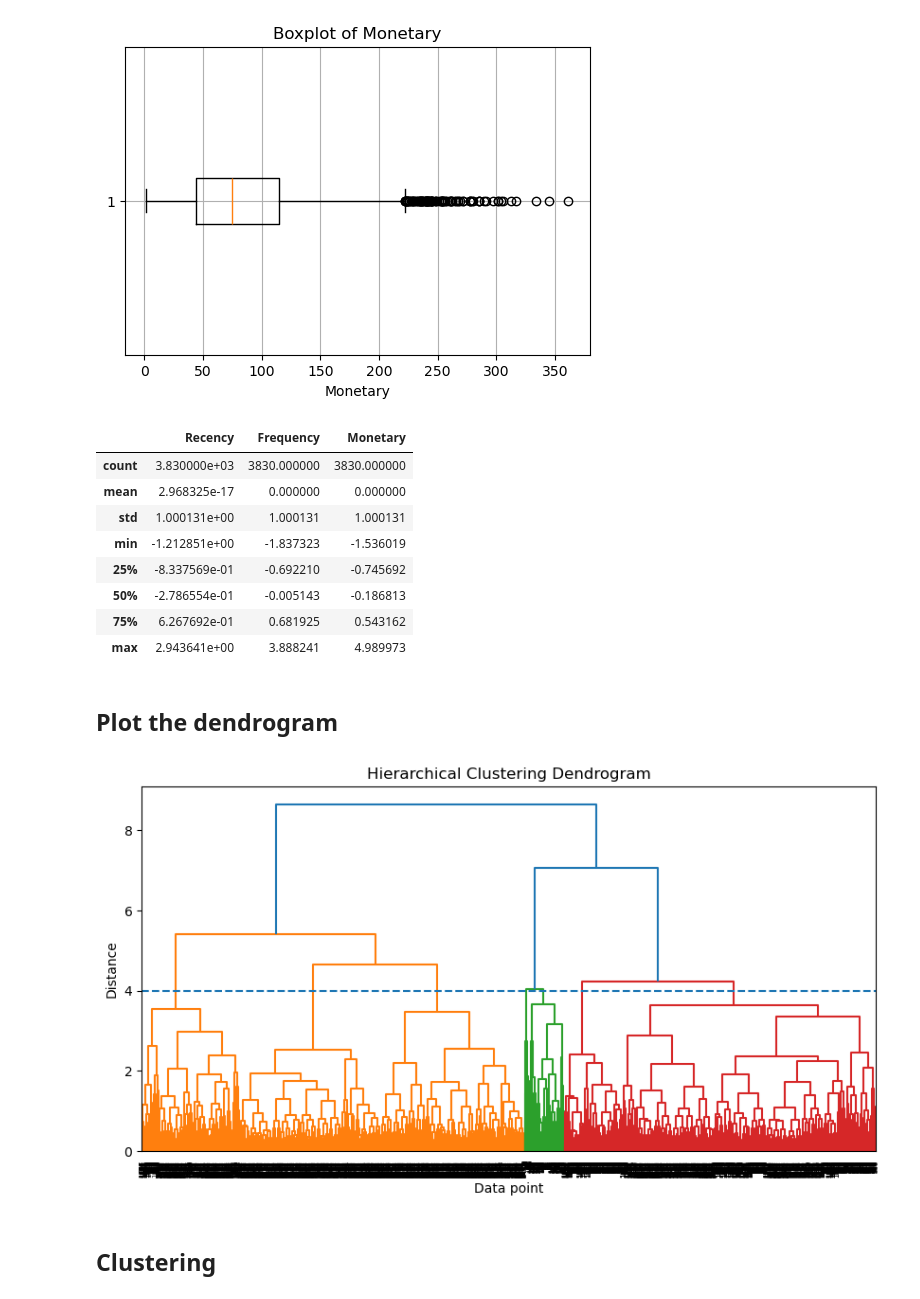
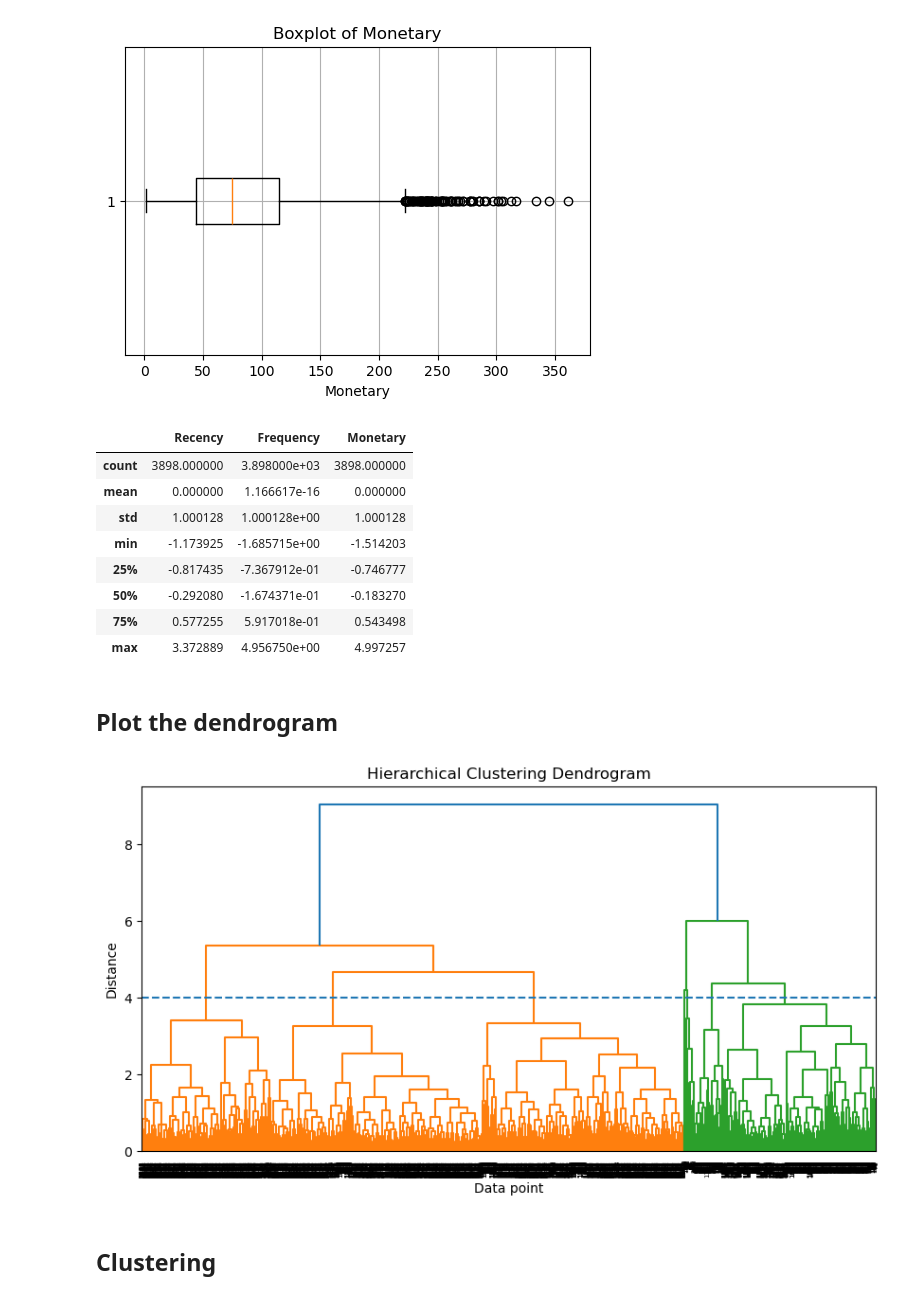
Before and after one commit to sophieanalytics/ML_graduation_projects, a Jupyter notebook: 02_customer_segmentation.ipynb, the cells around one changed output. Saved outputs shown, nothing was run; the diff lists cells and outputs as text; code cells hidden in the pictures.

```diff
--- a/02_customer_segmentation.ipynb
+++ b/02_customer_segmentation.ipynb
@@ -301,19 +301,19 @@ plot_box(df_RFM, 'Monetary')
 # %%
 from sklearn.preprocessing import StandardScaler
 scaler = StandardScaler()
-X = df_clean[['Recency', 'Frequency', 'Monetary']]
+X = df_RFM[['Recency', 'Frequency', 'Monetary']]
 scaled_df = pd.DataFrame(scaler.fit_transform(X), columns = X.columns)
 scaled_df.describe() # SCALED
 # %% [output]
 |  | Recency | Frequency | Monetary |
-| count | 3.830000e+03 | 3830.000000 | 3830.000000 |
-| mean | 2.968325e-17 | 0.000000 | 0.000000 |
-| std | 1.000131e+00 | 1.000131 | 1.000131 |
-| min | -1.212851e+00 | -1.837323 | -1.536019 |
-| 25% | -8.337569e-01 | -0.692210 | -0.745692 |
-| 50% | -2.786554e-01 | -0.005143 | -0.186813 |
-| 75% | 6.267692e-01 | 0.681925 | 0.543162 |
-| max | 2.943641e+00 | 3.888241 | 4.989973 |
+| count | 3898.000000 | 3.898000e+03 | 3898.000000 |
+| mean | 0.000000 | 1.166617e-16 | 0.000000 |
+| std | 1.000128 | 1.000128e+00 | 1.000128 |
+| min | -1.173925 | -1.685715e+00 | -1.514203 |
+| 25% | -0.817435 | -7.367912e-01 | -0.746777 |
+| 50% | -0.292080 | -1.674371e-01 | -0.183270 |
+| 75% | 0.577255 | 5.917018e-01 | 0.543498 |
+| max | 3.372889 | 4.956750e+00 | 4.997257 |
 # %% [markdown]
 ## Plot the dendrogram
 # %%
@@ -327,7 +327,7 @@ plt.xlabel('Data point')
 plt.ylabel('Distance')
 plt.show()
 # %% [output]
-[figure, old version]
+[figure, new version]
 # %% [markdown]
 ## Clustering
 # %%
```
Also changed, not shown: parts of 7 cells of this notebook, 2 other files.
